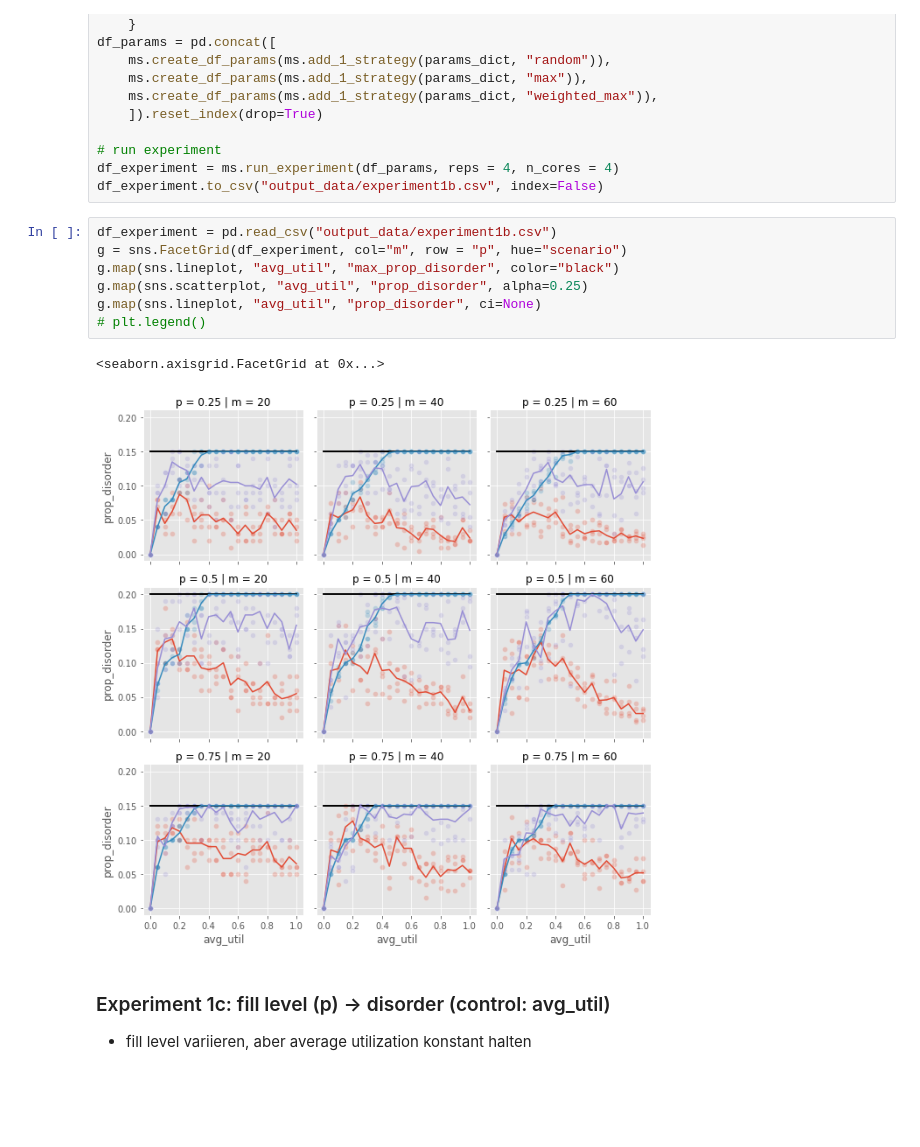
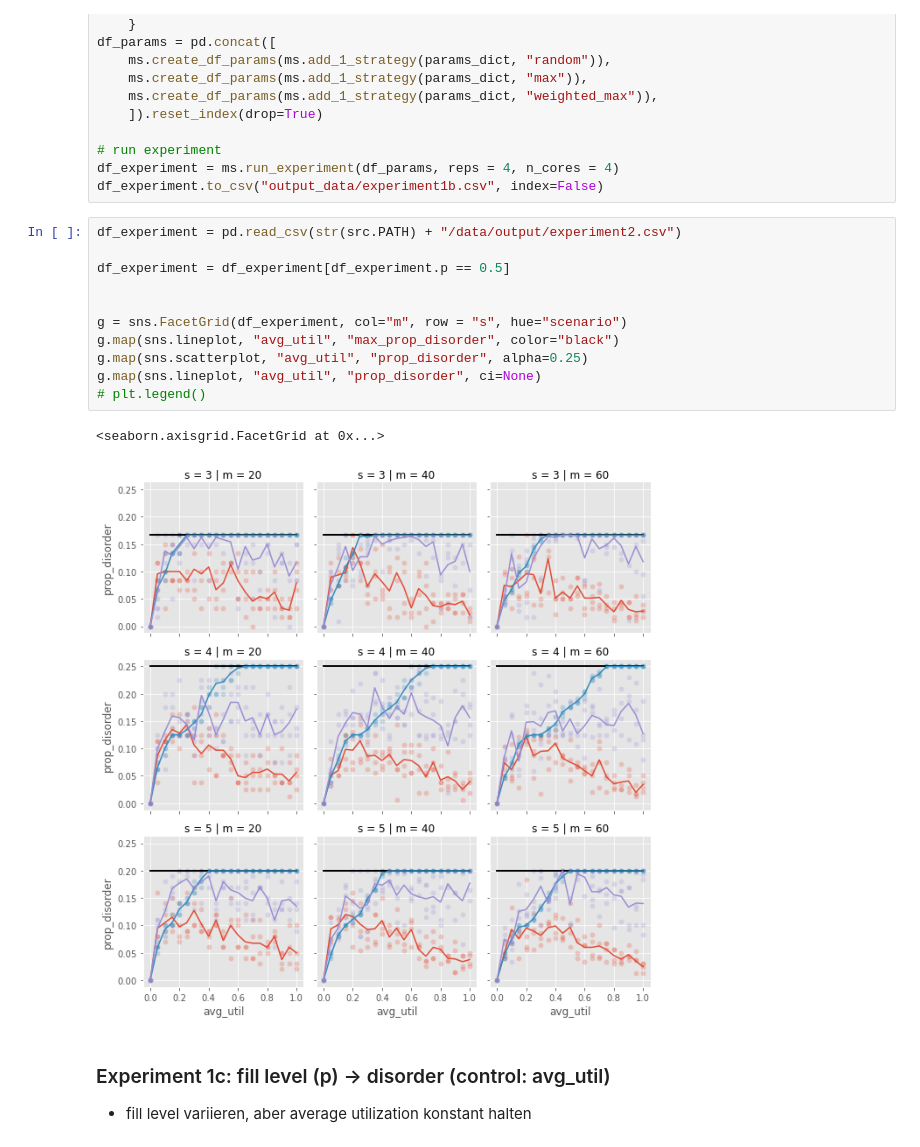
Before and after one commit to mariuzka/MessyStacks, a Jupyter notebook: notebooks/experiment.ipynb, the cells around one changed output. Cells and saved outputs as stored; diff of their text form; blank space fills up the shorter version.

Commit message:
new experiments

```diff
--- a/notebooks/experiment.ipynb
+++ b/notebooks/experiment.ipynb
@@ -138,15 +110,19 @@ df_params = pd.concat([
 df_experiment = ms.run_experiment(df_params, reps = 4, n_cores = 4)
 df_experiment.to_csv("output_data/experiment1b.csv", index=False)
 # %%
-df_experiment = pd.read_csv("output_data/experiment1b.csv")
-g = sns.FacetGrid(df_experiment, col="m", row = "p", hue="scenario")
+df_experiment = pd.read_csv(str(src.PATH) + "/data/output/experiment2.csv")
+
+df_experiment = df_experiment[df_experiment.p == 0.5]
+
+
+g = sns.FacetGrid(df_experiment, col="m", row = "s", hue="scenario")
 g.map(sns.lineplot, "avg_util", "max_prop_disorder", color="black")
 g.map(sns.scatterplot, "avg_util", "prop_disorder", alpha=0.25)
 g.map(sns.lineplot, "avg_util", "prop_disorder", ci=None)
 # plt.legend()
 # %% [output]
 <seaborn.axisgrid.FacetGrid at 0x...>
-[figure, old version]
+[figure, new version]
 # %% [markdown]
 ### Experiment 1c: fill level (p) -> disorder (control: avg_util)
 
```
Also changed, not shown: parts of 9 cells of this notebook, 12 other files.
